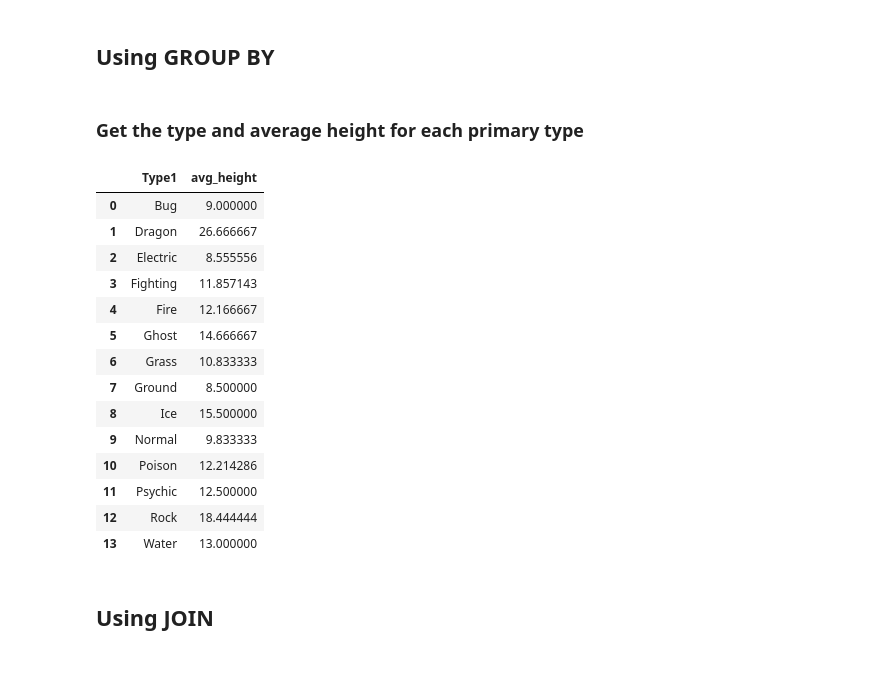
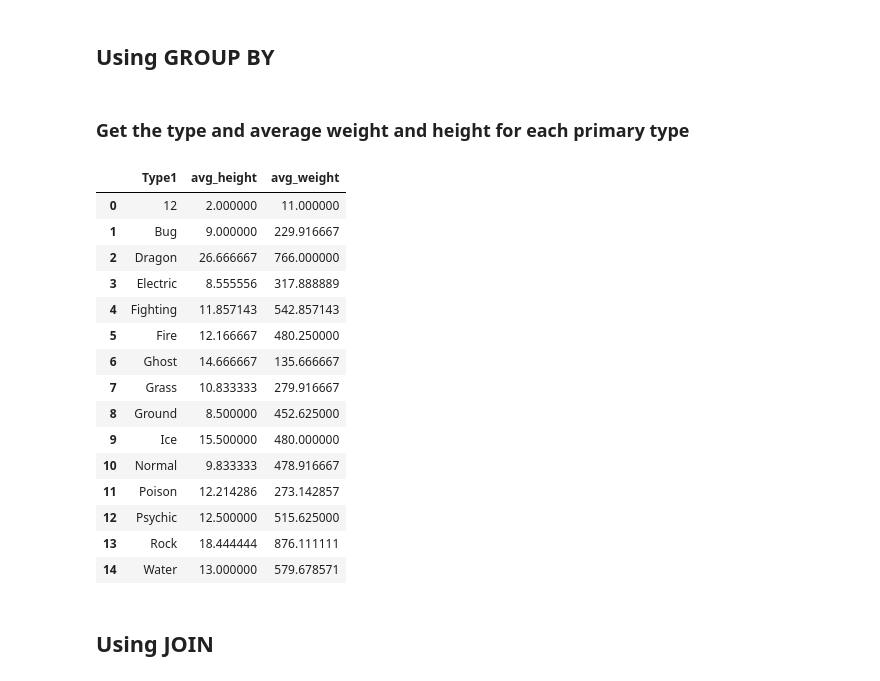
Before and after one commit to matthewsparr/Data-Science-Lessons, a Jupyter notebook: SQL/SQL Lesson - Solution.ipynb, the cells around one changed output. Cells and saved outputs as stored; diff of their text form; code cells hidden in the pictures.

```diff
--- a/SQL/SQL Lesson - Solution.ipynb
+++ b/SQL/SQL Lesson - Solution.ipynb
@@ -120,32 +120,33 @@ df
 # %% [markdown]
 ## Using GROUP BY
 # %% [markdown]
-### Get the type and average height for each primary type
+### Get the type and average weight and height for each primary type
 # %%
 cur.execute('''
-            SELECT Type1, AVG(height) as avg_height
+            SELECT Type1, AVG(height) AS avg_height, AVG(weight) AS avg_weight
             FROM pokemon
             GROUP BY Type1
             ''')
 df = pd.DataFrame(cur.fetchall())
-df.columns = [i[0] for i in cur.description]
+df.columns = [x[0] for x in cur.description]
 df
 # %% [output]
-|  | Type1 | avg_height |
-| 0 | Bug | 9.000000 |
-| 1 | Dragon | 26.666667 |
-| 2 | Electric | 8.555556 |
-| 3 | Fighting | 11.857143 |
-| 4 | Fire | 12.166667 |
-| 5 | Ghost | 14.666667 |
-| 6 | Grass | 10.833333 |
-| 7 | Ground | 8.500000 |
-| 8 | Ice | 15.500000 |
-| 9 | Normal | 9.833333 |
-| 10 | Poison | 12.214286 |
-| 11 | Psychic | 12.500000 |
-| 12 | Rock | 18.444444 |
-| 13 | Water | 13.000000 |
+|  | Type1 | avg_height | avg_weight |
+| 0 | 12 | 2.000000 | 11.000000 |
+| 1 | Bug | 9.000000 | 229.916667 |
+| 2 | Dragon | 26.666667 | 766.000000 |
+| 3 | Electric | 8.555556 | 317.888889 |
+| 4 | Fighting | 11.857143 | 542.857143 |
+| 5 | Fire | 12.166667 | 480.250000 |
+| 6 | Ghost | 14.666667 | 135.666667 |
+| 7 | Grass | 10.833333 | 279.916667 |
+| 8 | Ground | 8.500000 | 452.625000 |
+| 9 | Ice | 15.500000 | 480.000000 |
+| 10 | Normal | 9.833333 | 478.916667 |
+| 11 | Poison | 12.214286 | 273.142857 |
+| 12 | Psychic | 12.500000 | 515.625000 |
+| 13 | Rock | 18.444444 | 876.111111 |
+| 14 | Water | 13.000000 | 579.678571 |
 # %% [markdown]
 ## Using JOIN
 # %% [markdown]
```
Also changed, not shown: parts of 5 cells of this notebook, 1 other file.
